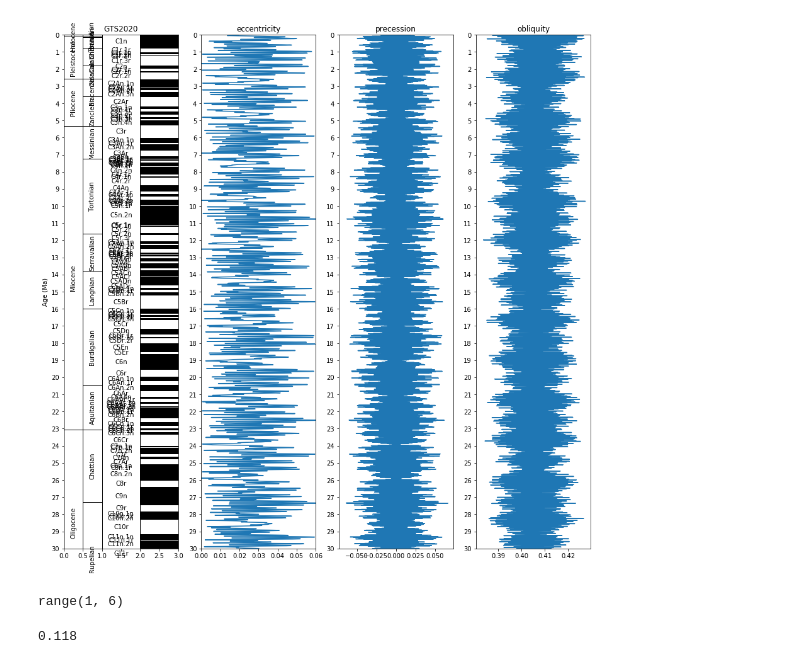
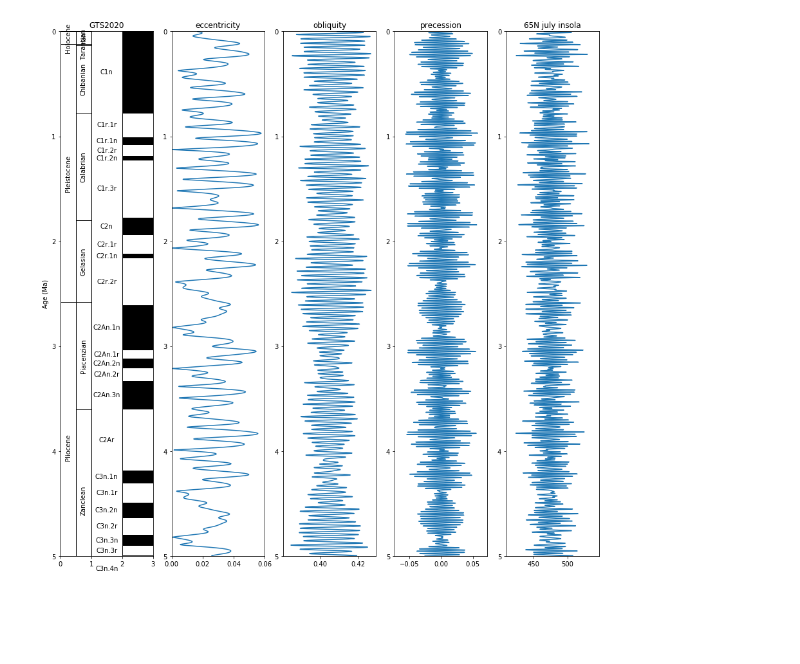
Before and after one commit to miguel-garces/Geol-Time-Scale, a Jupyter notebook: GPTS.ipynb, the cells around one changed output. Cells and saved outputs as stored; diff of their text form; code cells hidden in the pictures; blank space fills up the shorter version.

```diff
--- a/GPTS.ipynb
+++ b/GPTS.ipynb
@@ -3,3 +3,13 @@ import matplotlib.pyplot as plt
 import pandas as pd # and of course Pandas
 import numpy as np
 from matplotlib.patches import Rectangle
+# %%
+#read file with orbital solutions
+# taken from: http://vo.imcce.fr/insola/earth/online/earth/online/index.php
+#A&A 428, 261-285 (2004), DOI: 10.1051/0004-6361:20041335
+#Laskar, J., Robutel, P., Joutel, F., Gastineau, M., Correia, A.C.M., Levrard, B. : 2004,
+#A long term numerical solution for the insolation quantities of the Earth.
+
+laskar2004 = pd.read_csv('laskar2004-100Ma_65N_july_insol', delimiter= '\s+', header=None)
+laskar2004.columns = ["Age(Myr)", "eccentricity", 'precession', "obliquity", "65N july insola"]
+laskar2004["Age(Myr)"] = -0.001*laskar2004["Age(Myr)"]
@@ -69,4 +82,0 @@ chrono_age
-# %%
-laskar2004 = pd.read_csv('laskar2004-100Ma_mean annual', delimiter= '\s+', header=None)
-laskar2004.columns = ["Age(Myr)", "eccentricity", 'precession', "obliquity", "annual insolation"]
-laskar2004["Age(Myr)"] = -0.001*laskar2004["Age(Myr)"]
@@ -75,11 +83,11 @@ laskar2004["Age(Myr)"] = -0.001*laskar2004["Age(Myr)"]
 # %%
 #select age range to plot
 minAge = 0
-maxAge = 30
+maxAge = 5
 
 fig = plt.subplots(figsize=(15, 15))
-ax1 = plt.subplot(1,4,1)
 
+ax1 = plt.subplot(1,5,1)
 #drawing polarity column
 width = 1
 for value in range(len(datafile[datafile['GTS2020']<=minAge]),1+len(datafile[datafile['GTS2020']<maxAge])):
@@ -94,7 +102,6 @@ for value in range(len(datafile[datafile['GTS2020']<=minAge]),1+len(datafile[dat
     ax1.add_patch(Rectangle(bottom_left, width, height, angle=0.0, facecolor =fill, edgecolor = 'black'))
     ax1.text(1.5, midpoint_height, datafile.loc[value,'Magnetochron-base'], horizontalalignment='center', verticalalignment='center',
          rotation='0')
-
 #drawing stage column
 width = 0.5
 for value in range(len(chronostrat[chronostrat['GTS2020 (Ma)']<=minAge]),1+len(chronostrat[chronostrat['GTS2020 (Ma)']<maxAge])):
@@ -104,7 +111,6 @@ for value in range(len(chronostrat[chronostrat['GTS2020 (Ma)']<=minAge]),1+len(c
     ax1.add_patch(Rectangle(bottom_left, width, height, angle=0.0, facecolor ='white', edgecolor = 'black'))
     ax1.text(0.75, midpoint_height, chronostrat.loc[value,'Stage'], horizontalalignment='center', verticalalignment='center',
          rotation='90')
-
 # drawing Age column
 width = 0.5
 for value in range(len(chrono_age[chrono_age['GTS2020 (Ma)']<=minAge]),1+len(chrono_age[chrono_age['GTS2020 (Ma)']<maxAge])):
@@ -114,7 +120,6 @@ for value in range(len(chrono_age[chrono_age['GTS2020 (Ma)']<=minAge]),1+len(chr
     ax1.add_patch(Rectangle(bottom_left, width, height, angle=0.0, facecolor ='white', edgecolor = 'black'))
     ax1.text(0.25, midpoint_height, chrono_age.loc[value,'Age'], horizontalalignment='center', verticalalignment='center',
          rotation='90')
-
 #plt.xlabel("X-AXIS")
 plt.title("GTS2020")
 plt.ylabel("Age (Ma)")
@@ -123,49 +128,52 @@ plt.ylim(bottom = minAge, top = maxAge)
 plt.yticks(np.arange(minAge, maxAge+1, 1),np.arange(minAge, maxAge+1, 1))
 plt.gca().invert_yaxis()
 
-
-ax2 = plt.subplot(1,4,2)
+ax2 = plt.subplot(1,5,2)
 age = laskar2004['Age(Myr)']
 eccentricity = laskar2004['eccentricity']
 plt.plot(eccentricity, age)
 plt.title("eccentricity")
 plt.xlim(left = 0, right = 0.06)
 plt.ylim(bottom = minAge, top = maxAge)
 plt.yticks(np.arange(minAge, maxAge+1, 1))
 plt.gca().invert_yaxis()
 
-ax3 = plt.subplot(1,4,3)
+ax3 = plt.subplot(1,5,3)
+age = laskar2004['Age(Myr)']
+eccentricity = laskar2004['obliquity']
+plt.plot(eccentricity, age)
+plt.title("obliquity")
+#plt.xlim(left = 0, right = 0.06)
+plt.ylim(bottom = minAge, top = maxAge)
+plt.yticks(np.arange(minAge, maxAge+1, 1))
+plt.gca().invert_yaxis()
+
+ax4 = plt.subplot(1,5,4)
 age = laskar2004['Age(Myr)']
 eccentricity = laskar2004['precession']
 plt.plot(eccentricity, age)
 plt.title("precession")
 #plt.xlim(left = 0, right = 0.06)
 plt.ylim(bottom = minAge, top = maxAge)
 plt.yticks(np.arange(minAge, maxAge+1, 1))
 plt.gca().invert_yaxis()
 
-ax4 = plt.subplot(1,4,4)
+ax5 = plt.subplot(1,5,5)
 age = laskar2004['Age(Myr)']
-eccentricity = laskar2004['obliquity']
+eccentricity = laskar2004['65N july insola']
 plt.plot(eccentricity, age)
-plt.title("obliquity")
+plt.title("65N july insola")
 #plt.xlim(left = 0, right = 0.06)
 plt.ylim(bottom = minAge, top = maxAge)
 plt.yticks(np.arange(minAge, maxAge+1, 1))
 plt.gca().invert_yaxis()
+
+
 
 # saving plot to file
 plt.savefig('GTS'+str(minAge)+'-'+str(maxAge)+'Ma.pdf', dpi=None, facecolor='w', edgecolor='w',
         orientation='portrait', format='pdf', transparent=False, bbox_inches=None, pad_inches=0.1, metadata=None)
 
 plt.show()
 # %% [output]
-[figure, old version]
+[figure, new version]
-# %%
-range(len(chrono_age[chrono_age['GTS2020 (Ma)']<=minAge]),1+len(chrono_age[chrono_age['GTS2020 (Ma)']<maxAge]))
-# %% [output]
-range(1, 6)
-# %%
-chrono_age.loc[1,'GTS2020 (Ma)']
-# %% [output]
-0.118
```
Also changed, not shown: parts of 10 cells of this notebook, 2 other files.
